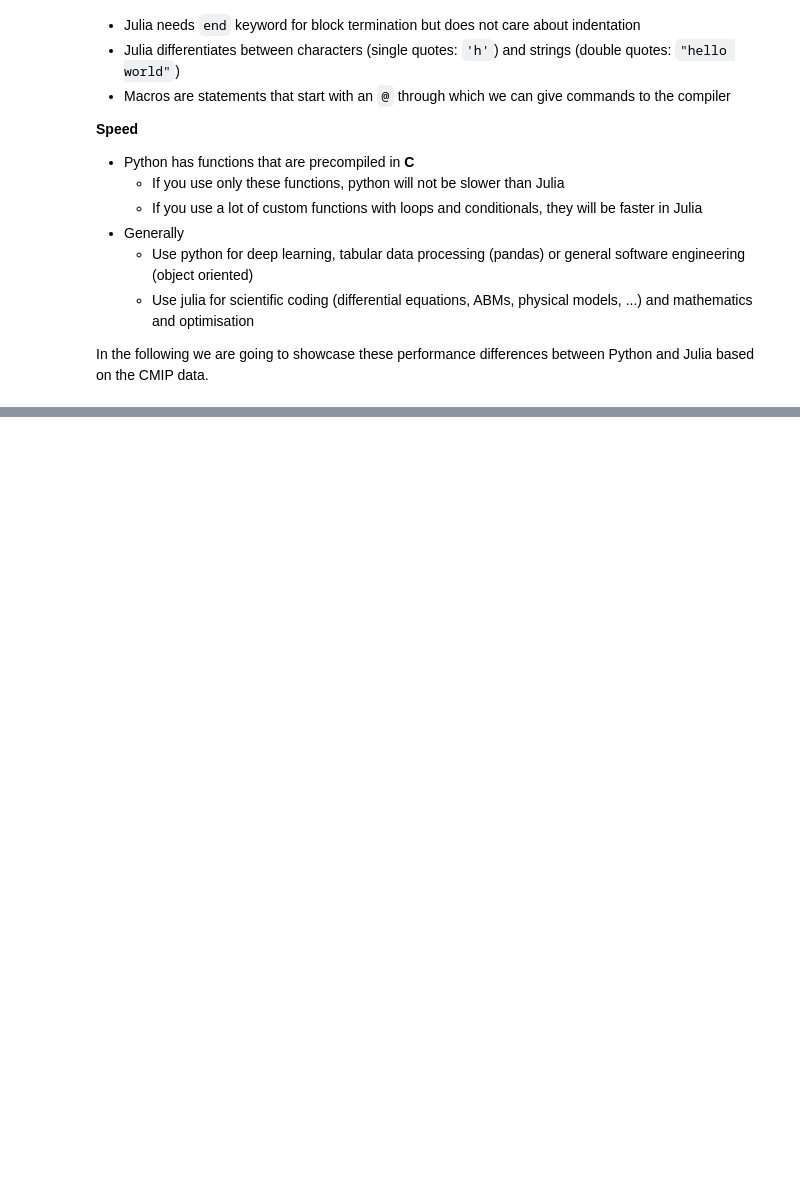
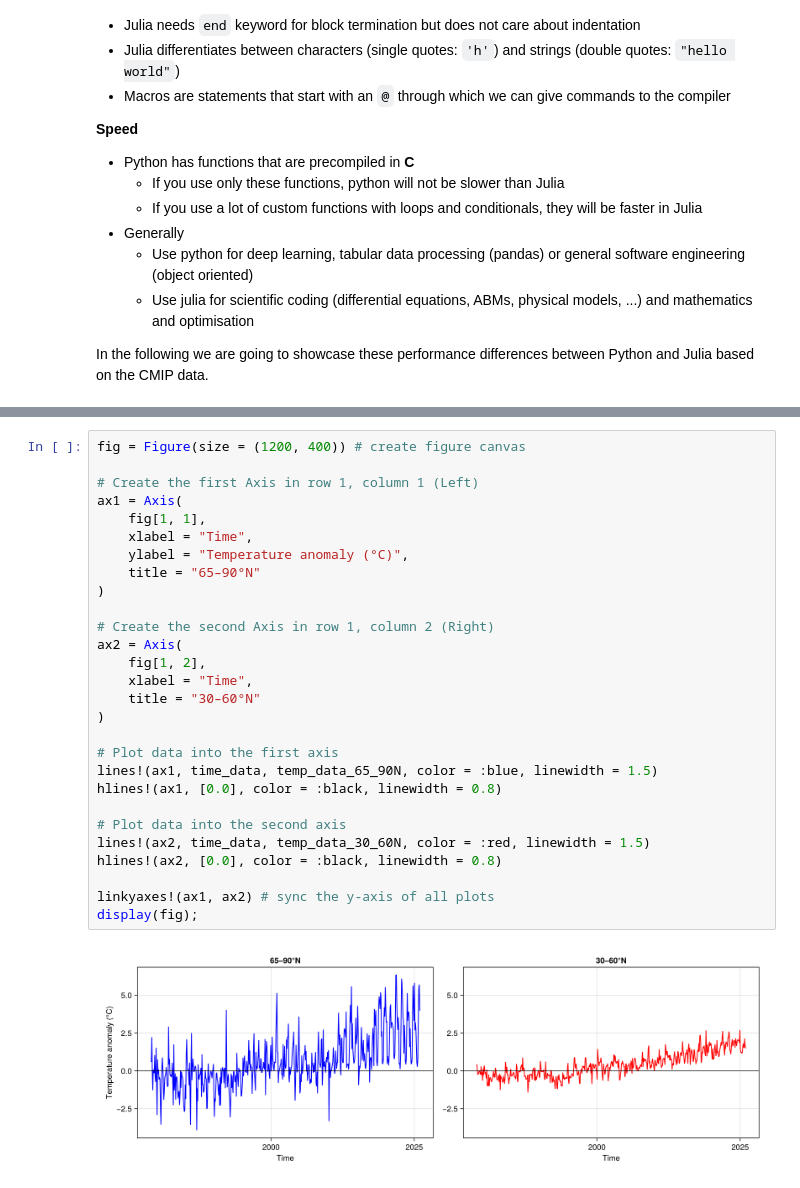
Before and after one commit to TimMauch/Julia-CMIP, a Jupyter notebook: climate_stripes.ipynb, the cells around one changed output, grey strips where cells are left out. Cells and saved outputs as stored; diff of their text form; blank space fills up the shorter version.

```diff
--- a/climate_stripes.ipynb
+++ b/climate_stripes.ipynb
@@ -400,0 +351,30 @@ CairoMakie.Screen{IMAGE}
+# %%
+fig = Figure(size = (1200, 400)) # create figure canvas
+
+# Create the first Axis in row 1, column 1 (Left)
+ax1 = Axis(
+    fig[1, 1],
+    xlabel = "Time",
+    ylabel = "Temperature anomaly (°C)",
+    title = "65–90°N"
+)
+
+# Create the second Axis in row 1, column 2 (Right)
+ax2 = Axis(
+    fig[1, 2],
+    xlabel = "Time",
+    title = "30–60°N"
+)
+
+# Plot data into the first axis
+lines!(ax1, time_data, temp_data_65_90N, color = :blue, linewidth = 1.5)
+hlines!(ax1, [0.0], color = :black, linewidth = 0.8)
+
+# Plot data into the second axis
+lines!(ax2, time_data, temp_data_30_60N, color = :red, linewidth = 1.5)
+hlines!(ax2, [0.0], color = :black, linewidth = 0.8)
+
+linkyaxes!(ax1, ax2) # sync the y-axis of all plots
+display(fig);
+# %% [output]
+[figure, added]
```
Also changed, not shown: parts of 34 cells of this notebook, 7 other files.
